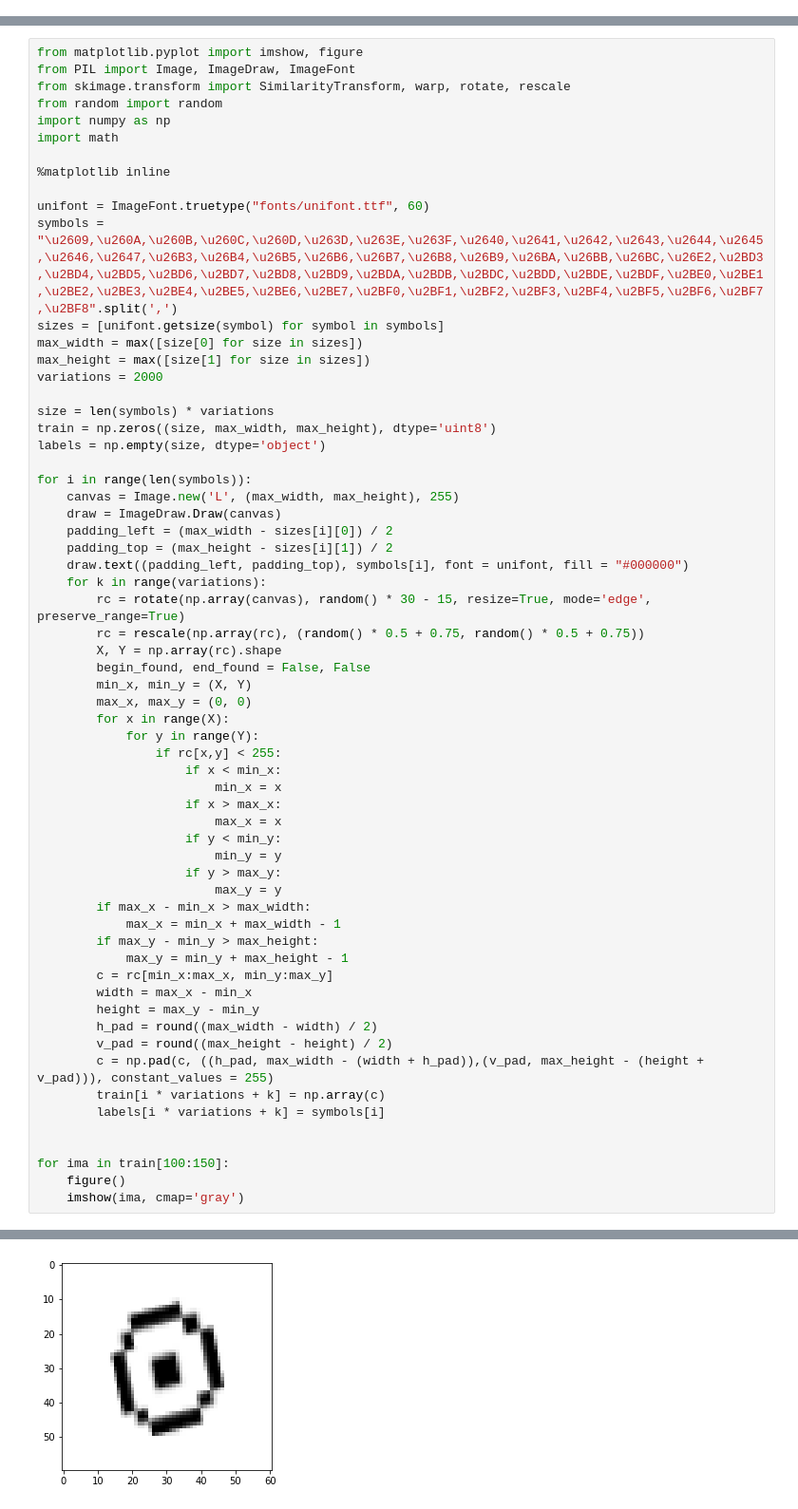
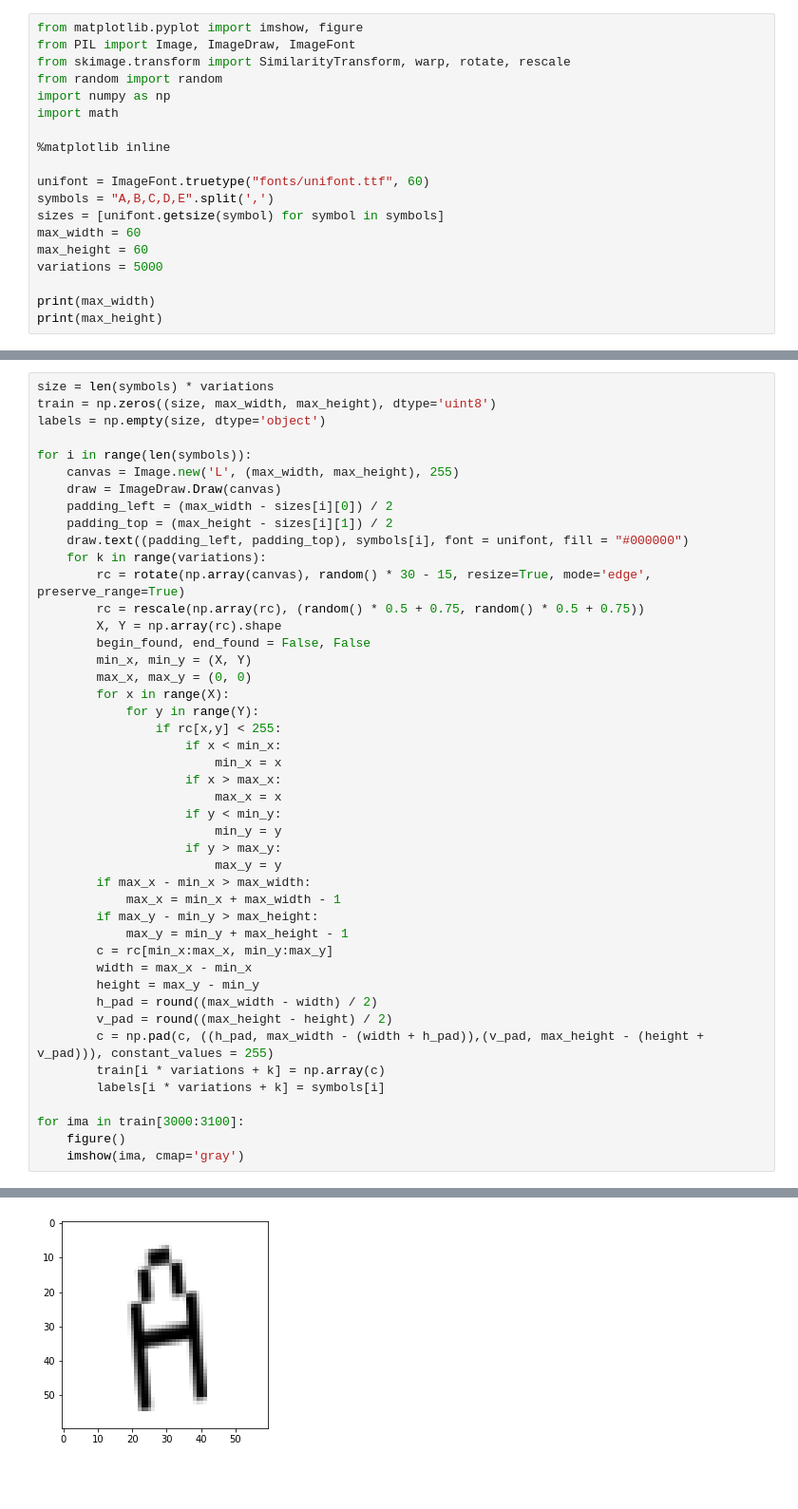
Before and after one commit to sandropaganotti/machine-learning-exercises, a Jupyter notebook: Alchemic Symbols.ipynb, the cells around one changed output, grey strips where cells are left out. Shown at 95% size. Cells and saved outputs as stored; diff of their text form; blank space fills up the shorter version.

```diff
--- a/Alchemic Symbols.ipynb
+++ b/Alchemic Symbols.ipynb
@@ -0,0 +1,19 @@
+# %%
+from matplotlib.pyplot import imshow, figure
+from PIL import Image, ImageDraw, ImageFont
+from skimage.transform import SimilarityTransform, warp, rotate, rescale
+from random import random
+import numpy as np
+import math
+
+%matplotlib inline
+
+unifont = ImageFont.truetype("fonts/unifont.ttf", 60)
+symbols = "A,B,C,D,E".split(',')
+sizes = [unifont.getsize(symbol) for symbol in symbols]
+max_width = 60
+max_height = 60
+variations = 5000
+
+print(max_width)
+print(max_height)
@@ -1,20 +23,4 @@
 # %%
-from matplotlib.pyplot import imshow, figure
-from PIL import Image, ImageDraw, ImageFont
-from skimage.transform import SimilarityTransform, warp, rotate, rescale
-from random import random
-import numpy as np
-import math
-
-%matplotlib inline
-
-unifont = ImageFont.truetype("fonts/unifont.ttf", 60)
-symbols = "\u2609,\u260A,\u260B,\u260C,\u260D,\u263D,\u263E,\u263F,\u2640,\u2641,\u2642,\u2643,\u2644,\u2645,\u2646,\u2647,\u26B3,\u26B4,\u26B5,\u26B6,\u26B7,\u26B8,\u26B9,\u26BA,\u26BB,\u26BC,\u26E2,\u2BD3,\u2BD4,\u2BD5,\u2BD6,\u2BD7,\u2BD8,\u2BD9,\u2BDA,\u2BDB,\u2BDC,\u2BDD,\u2BDE,\u2BDF,\u2BE0,\u2BE1,\u2BE2,\u2BE3,\u2BE4,\u2BE5,\u2BE6,\u2BE7,\u2BF0,\u2BF1,\u2BF2,\u2BF3,\u2BF4,\u2BF5,\u2BF6,\u2BF7,\u2BF8".split(',')
-sizes = [unifont.getsize(symbol) for symbol in symbols]
-max_width = max([size[0] for size in sizes])
-max_height = max([size[1] for size in sizes])
-variations = 2000
-
 size = len(symbols) * variations
 train = np.zeros((size, max_width, max_height), dtype='uint8')
 labels = np.empty(size, dtype='object')
@@ -56,8 +62,7 @@ for i in range(len(symbols)):
         train[i * variations + k] = np.array(c)
         labels[i * variations + k] = symbols[i]
 
-
-for ima in train[100:150]:
+for ima in train[3000:3100]:
     figure()
     imshow(ima, cmap='gray')
 # %% [output]
@@ -66 +71 @@ for ima in train[100:150]:
-[figure, old version]
+[figure, new version]
```
Also changed, not shown: parts of 13 cells of this notebook, 4 other files.
